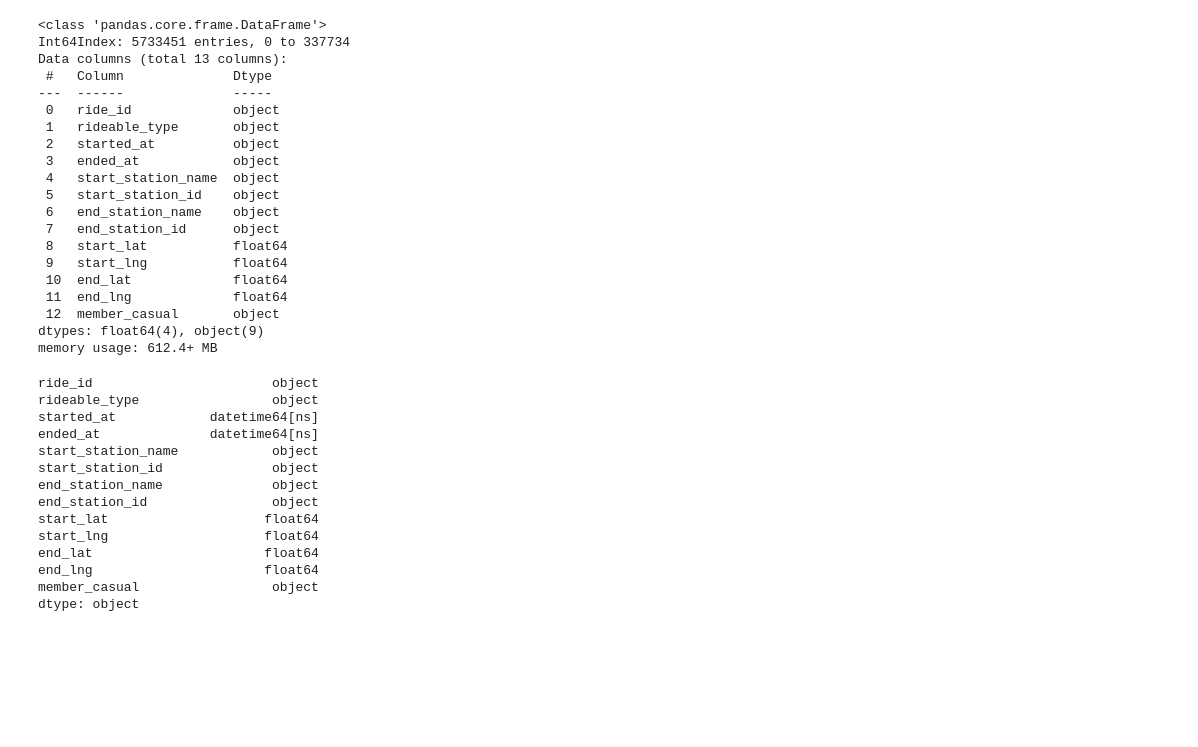
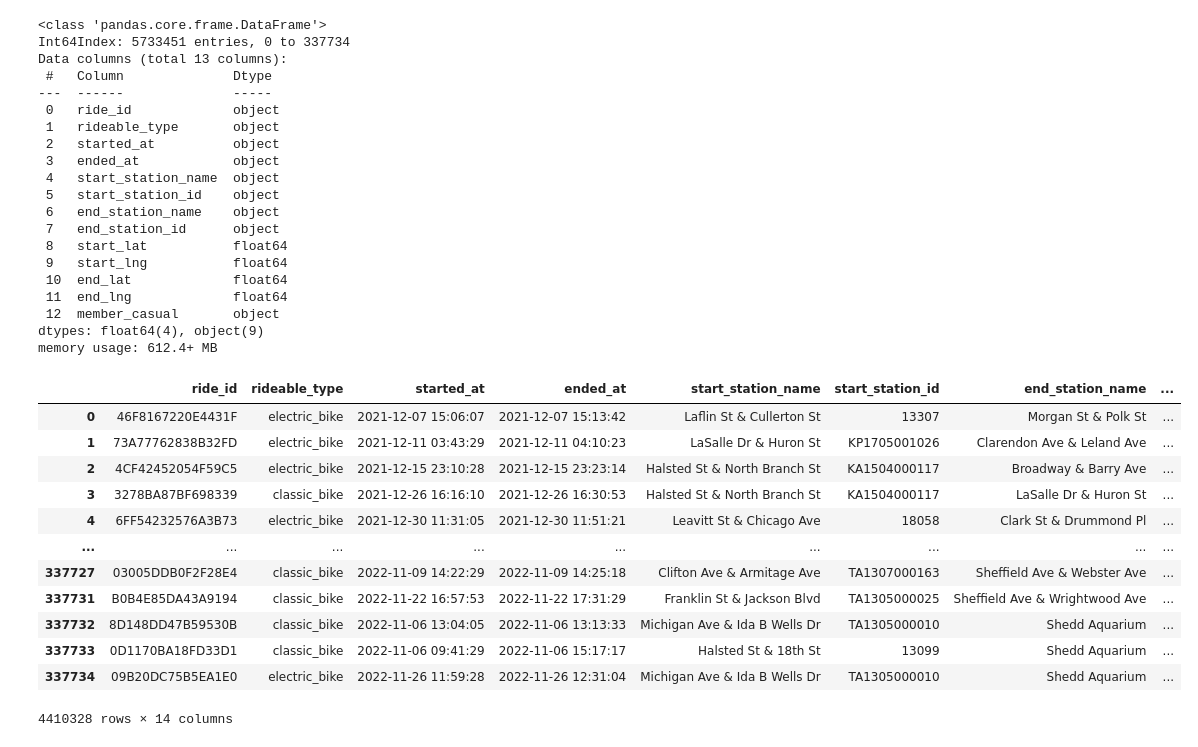
Before and after one commit to nickku1223/cyclistic_analysis, a Jupyter notebook: data_cleaning.ipynb, the cells around one changed output. Drawn from its saved outputs; the diff is of its cells as text; code cells hidden in the pictures; blank space fills up the shorter version.

Commit message:
updated README.md, data_cleaning.ipynb

```diff
--- a/data_cleaning.ipynb
+++ b/data_cleaning.ipynb
@@ -274,21 +275,21 @@ all_data.drop_duplicates(inplace=True)
 all_data["started_at"] = pd.to_datetime(all_data["started_at"])
 # %%
 all_data["ended_at"] = pd.to_datetime(all_data["ended_at"])
-# %%
-# check the datatypes
-all_data.dtypes
-# %% [output]
-ride_id                       object
-rideable_type                 object
-started_at            datetime64[ns]
-ended_at              datetime64[ns]
-start_station_name            object
-start_station_id              object
-end_station_name              object
-end_station_id                object
-start_lat                    float64
-start_lng                    float64
-end_lat                      float64
-end_lng                      float64
-member_casual                 object
-dtype: object
+# %%
+# create "trip_duration" column using "ended_at" - "started_at"
+all_data["trip_duration"] = all_data["ended_at"] - all_data["started_at"]
+all_data
+# %% [output]
+|  | ride_id | rideable_type | started_at | ended_at | start_station_name | start_station_id | end_station_name | ... |
+| 0 | 46F8167220E4431F | electric_bike | 2021-12-07 15:06:07 | 2021-12-07 15:13:42 | Laflin St & Cullerton St | 13307 | Morgan St & Polk St | ... |
+| 1 | 73A77762838B32FD | electric_bike | 2021-12-11 03:43:29 | 2021-12-11 04:10:23 | LaSalle Dr & Huron St | KP1705001026 | Clarendon Ave & Leland Ave | ... |
+| 2 | 4CF42452054F59C5 | electric_bike | 2021-12-15 23:10:28 | 2021-12-15 23:23:14 | Halsted St & North Branch St | KA1504000117 | Broadway & Barry Ave | ... |
+| 3 | 3278BA87BF698339 | classic_bike | 2021-12-26 16:16:10 | 2021-12-26 16:30:53 | Halsted St & North Branch St | KA1504000117 | LaSalle Dr & Huron St | ... |
+| 4 | 6FF54232576A3B73 | electric_bike | 2021-12-30 11:31:05 | 2021-12-30 11:51:21 | Leavitt St & Chicago Ave | 18058 | Clark St & Drummond Pl | ... |
+| ... | ... | ... | ... | ... | ... | ... | ... | ... |
+| 337727 | 03005DDB0F2F28E4 | classic_bike | 2022-11-09 14:22:29 | 2022-11-09 14:25:18 | Clifton Ave & Armitage Ave | TA1307000163 | Sheffield Ave & Webster Ave | ... |
+| 337731 | B0B4E85DA43A9194 | classic_bike | 2022-11-22 16:57:53 | 2022-11-22 17:31:29 | Franklin St & Jackson Blvd | TA1305000025 | Sheffield Ave & Wrightwood Ave | ... |
+| 337732 | 8D148DD47B59530B | classic_bike | 2022-11-06 13:04:05 | 2022-11-06 13:13:33 | Michigan Ave & Ida B Wells Dr | TA1305000010 | Shedd Aquarium | ... |
+| 337733 | 0D1170BA18FD33D1 | classic_bike | 2022-11-06 09:41:29 | 2022-11-06 15:17:17 | Halsted St & 18th St | 13099 | Shedd Aquarium | ... |
+| 337734 | 09B20DC75B5EA1E0 | electric_bike | 2022-11-26 11:59:28 | 2022-11-26 12:31:04 | Michigan Ave & Ida B Wells Dr | TA1305000010 | Shedd Aquarium | ... |
+4410328 rows × 14 columns
```
Also changed, not shown: parts of 8 cells of this notebook, 2 other files.
